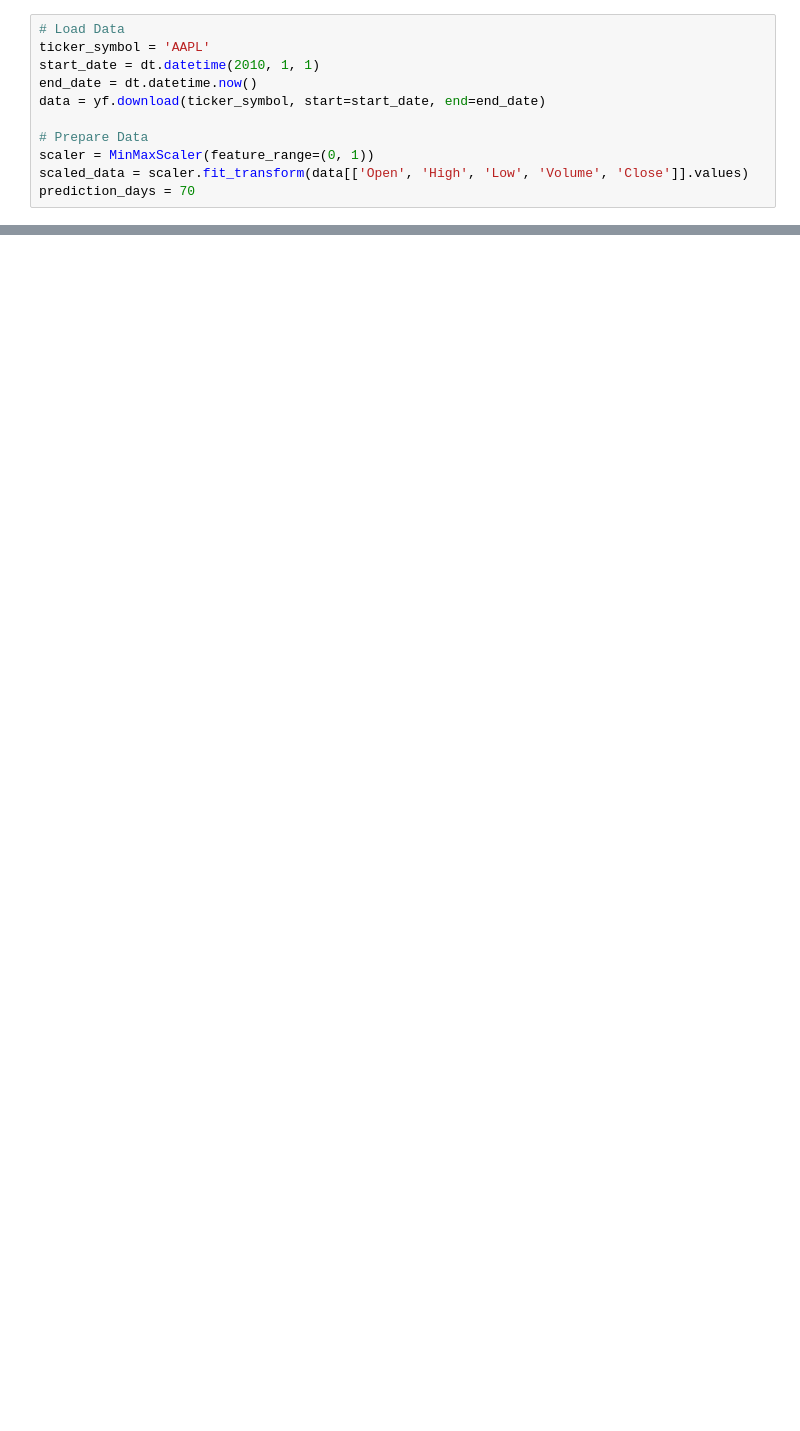
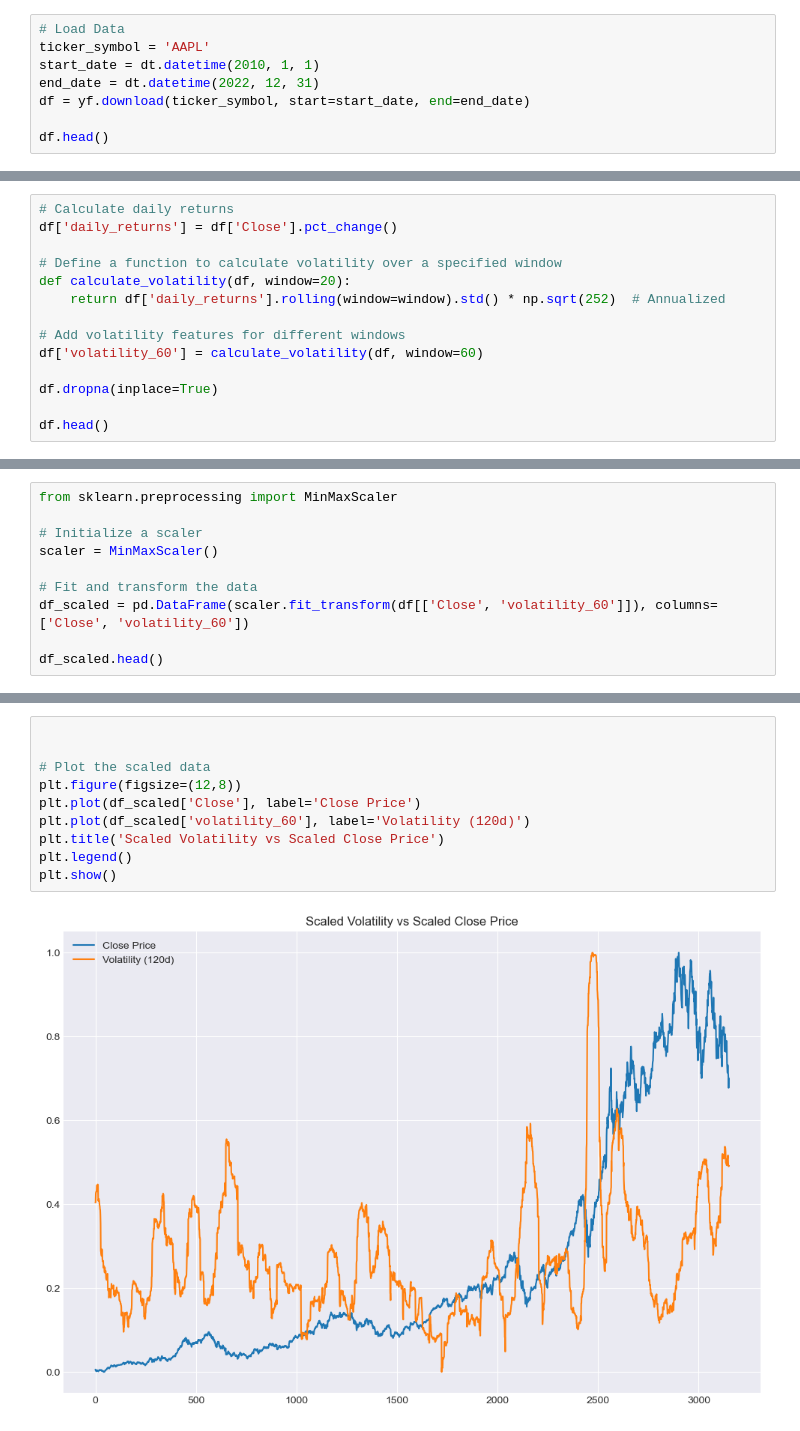
Before and after one commit to vuanhngo14/StockSage, a Jupyter notebook: TestModels/lstm_svm_model.ipynb, the cells around one changed output, grey strips where cells are left out. Cells and saved outputs as stored; diff of their text form; blank space fills up the shorter version.

```diff
--- a/TestModels/lstm_svm_model.ipynb
+++ b/TestModels/lstm_svm_model.ipynb
@@ -9,12 +22,9 @@ import yfinance as yf
 # Load Data
 ticker_symbol = 'AAPL'
 start_date = dt.datetime(2010, 1, 1)
-end_date = dt.datetime.now()
-data = yf.download(ticker_symbol, start=start_date, end=end_date)
+end_date = dt.datetime(2022, 12, 31)
+df = yf.download(ticker_symbol, start=start_date, end=end_date)
 
-# Prepare Data
-scaler = MinMaxScaler(feature_range=(0, 1))
-scaled_data = scaler.fit_transform(data[['Open', 'High', 'Low', 'Volume', 'Close']].values)
-prediction_days = 70
+df.head()
 # %% [output]
 [*********************100%%**********************]  1 of 1 completed
@@ -46,0 +38,14 @@ ValueError: non-broadcastable output operand with shape (777,1) doesn't match th
+# %%
+# Calculate daily returns
+df['daily_returns'] = df['Close'].pct_change()
+
+# Define a function to calculate volatility over a specified window
+def calculate_volatility(df, window=20):
+    return df['daily_returns'].rolling(window=window).std() * np.sqrt(252)  # Annualized
+
+# Add volatility features for different windows
+df['volatility_60'] = calculate_volatility(df, window=60)
+
+df.dropna(inplace=True)
+
+df.head()
@@ -46,0 +60,10 @@ ValueError: non-broadcastable output operand with shape (777,1) doesn't match th
+# %%
+from sklearn.preprocessing import MinMaxScaler
+
+# Initialize a scaler
+scaler = MinMaxScaler()
+
+# Fit and transform the data
+df_scaled = pd.DataFrame(scaler.fit_transform(df[['Close', 'volatility_60']]), columns=['Close', 'volatility_60'])
+
+df_scaled.head()
@@ -46,0 +89,12 @@ ValueError: non-broadcastable output operand with shape (777,1) doesn't match th
+# %%
+
+
+# Plot the scaled data
+plt.figure(figsize=(12,8))
+plt.plot(df_scaled['Close'], label='Close Price')
+plt.plot(df_scaled['volatility_60'], label='Volatility (120d)')
+plt.title('Scaled Volatility vs Scaled Close Price')
+plt.legend()
+plt.show()
+# %% [output]
+[figure, added]
```
Also changed, not shown: parts of 8 cells of this notebook.
